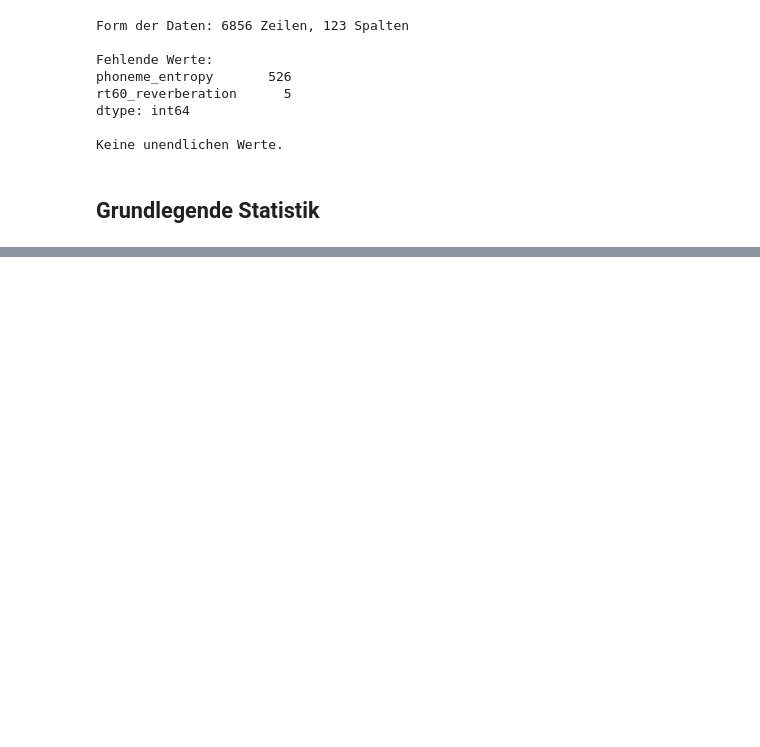
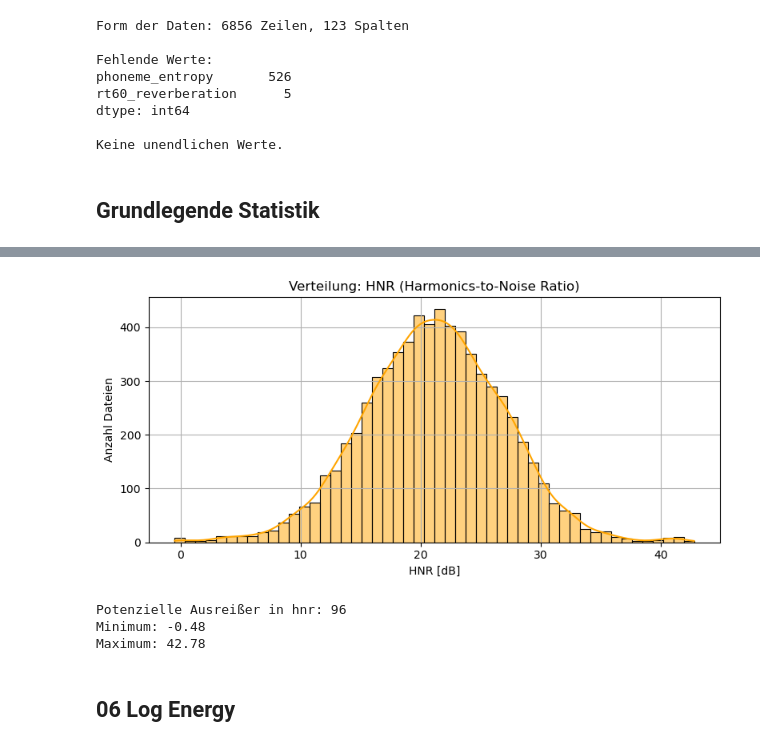
Before and after one commit to propostus/masterarbeit, a Jupyter notebook: notebooks/inspect_features_10h_250609.ipynb, the cells around one changed output, grey strips where cells are left out. Saved outputs shown, nothing was run; the diff lists cells and outputs as text; code cells hidden in the pictures; blank space fills up the shorter version.

```diff
--- a/notebooks/inspect_features_10h_250609.ipynb
+++ b/notebooks/inspect_features_10h_250609.ipynb
@@ -80,0 +255,5 @@ df_overview.describe().T
+# %%
+feature = "hnr"
+
+print(f"Fehlende Werte: {df[feature].isna().sum()}")
+print(df[feature].describe())
@@ -80,0 +271,29 @@ df_overview.describe().T
+# %%
+plt.figure(figsize=(8, 4))
+sns.histplot(df[feature].dropna(), bins=50, kde=True, color="orange")
+plt.title("Verteilung: HNR (Harmonics-to-Noise Ratio)")
+plt.xlabel("HNR [dB]")
+plt.ylabel("Anzahl Dateien")
+plt.grid(True)
+plt.tight_layout()
+plt.show()
+# %% [output]
+[figure, added]
+# %%
+q1 = df[feature].quantile(0.25)
+q3 = df[feature].quantile(0.75)
+iqr = q3 - q1
+lower = q1 - 1.5 * iqr
+upper = q3 + 1.5 * iqr
+
+outliers = df[(df[feature] < lower) | (df[feature] > upper)]
+
+print(f"Potenzielle Ausreißer in {feature}: {len(outliers)}")
+print(f"Minimum: {df[feature].min():.2f}")
+print(f"Maximum: {df[feature].max():.2f}")
+# %% [output]
+Potenzielle Ausreißer in hnr: 96
+Minimum: -0.48
+Maximum: 42.78
+# %% [markdown]
+## 06 Log Energy
```
Also changed, not shown: parts of 56 cells of this notebook.
